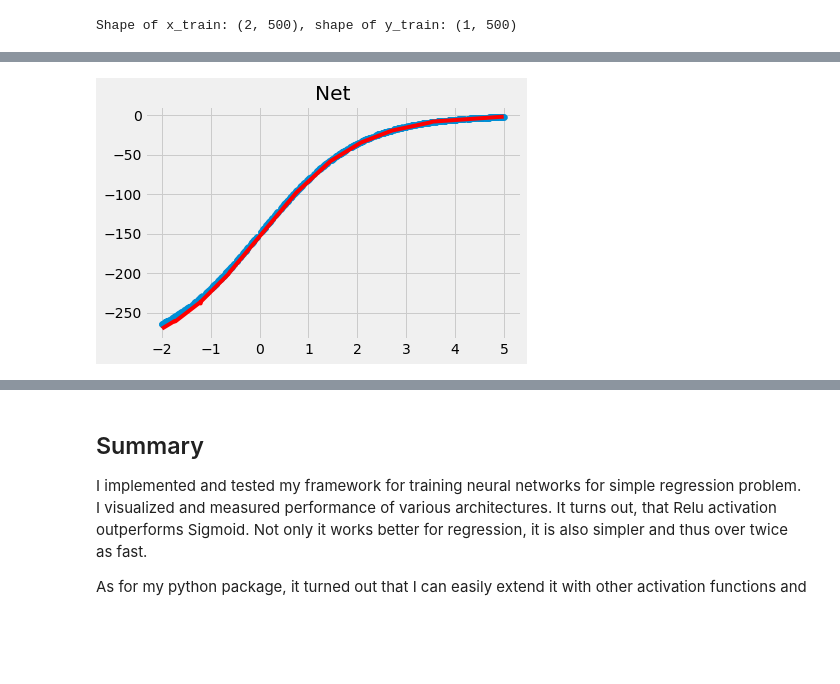
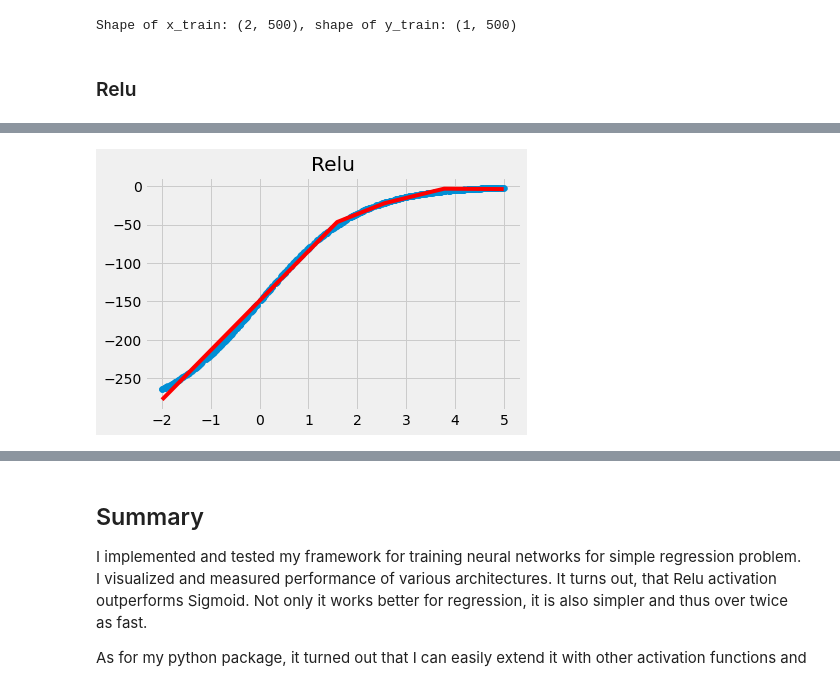
Before and after one commit to kaletap/neural-network, a Jupyter notebook: 01_demo_regression.ipynb, the cells around one changed output, grey strips where cells are left out. Drawn from its saved outputs; the diff is of its cells as text; code cells hidden in the pictures; blank space fills up the shorter version.

```diff
--- a/01_demo_regression.ipynb
+++ b/01_demo_regression.ipynb
@@ -205,8 +205,10 @@ def train_net_and_plot(net, x, y, title, **kwargs):
     plt.scatter(data.x, data.y)
     plt.plot(points, y_pred.reshape(-1), color="red")
     plt.title(title)
+# %% [markdown]
+### Relu
 # %%
 from nnet.activations import Relu
-net = NeuralNetwork(2, [(15, Relu()), (5, Relu()), (1, Identity())], QuadraticLoss(), sd=1e-3)
-train_net_and_plot(net, x_train, y_train, "Net", n_iter=500_000, lr=0.001)
+net = NeuralNetwork(2, [(10, Relu()), (1, Identity())], QuadraticLoss(), sd=1e-3)
+train_net_and_plot(net, x_train, y_train, "Relu", n_iter=10_000, lr=0.001)
 # %% [output]
@@ -214 +216 @@ Training completed. Loss: 8.348338660815154
-[figure, old version]
+[figure, new version]
```
Also changed, not shown: parts of 7 cells of this notebook, 4 other files.
